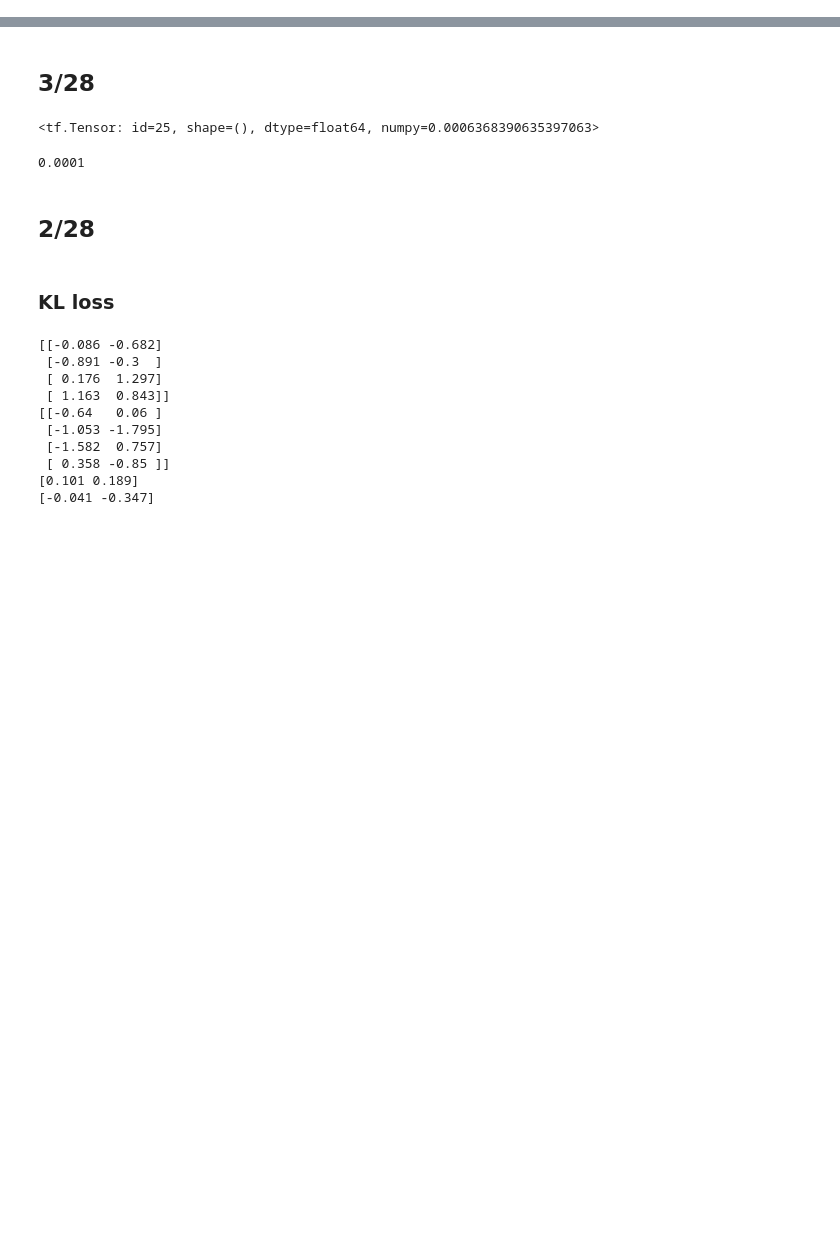
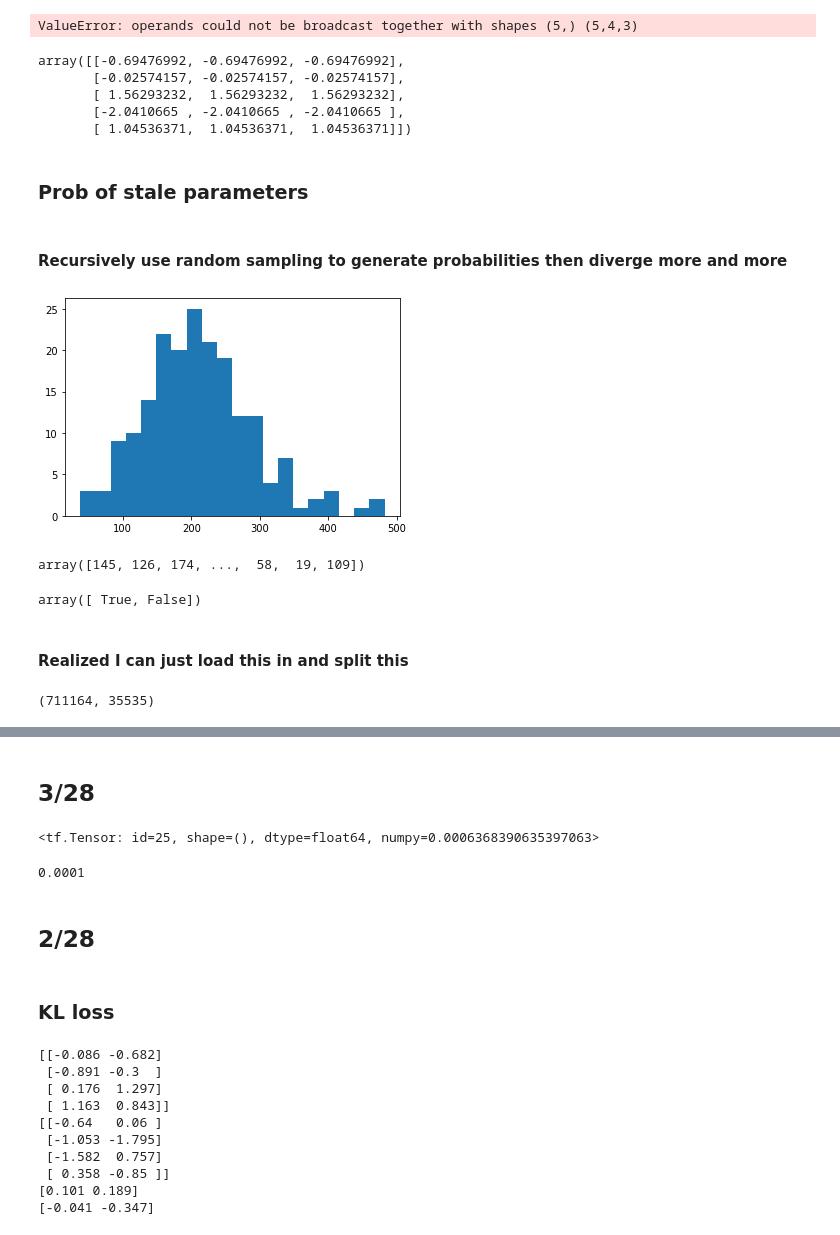
Before and after one commit to milesaturpin/latent-variable-nn, a Jupyter notebook: notebooks/scratch.ipynb, the cells around one changed output, grey strips where cells are left out. Drawn from its saved outputs; the diff is of its cells as text; code cells hidden in the pictures; blank space fills up the shorter version.

Commit message:
prob of stale params

```diff
--- a/notebooks/scratch.ipynb
+++ b/notebooks/scratch.ipynb
@@ -2,5 +2,9 @@
 import tensorflow as tf
 import tensorflow_probability as tfp
 import numpy as np
+import matplotlib.pyplot as plt
+import matplotlib
+matplotlib.rcParams.update({'font.size': 13})
+import pandas as pd
 
 tfd = tfp.distributions
@@ -6,0 +17,38 @@ tfd = tfp.distributions
+# %%
+np.random.randn(5)/  np.random.randn(5, 4, 3)
+# %% [output]
+ValueError: operands could not be broadcast together with shapes (5,) (5,4,3)
+# %%
+np.broadcast_to(np.random.randn(5,1), (5,3))
+# %% [output]
+array([[-0.69476992, -0.69476992, -0.69476992],
+       [-0.02574157, -0.02574157, -0.02574157],
+       [ 1.56293232,  1.56293232,  1.56293232],
+       [-2.0410665 , -2.0410665 , -2.0410665 ],
+       [ 1.04536371,  1.04536371,  1.04536371]])
+# %% [markdown]
+### Prob of stale parameters
+# %% [markdown]
+#### Recursively use random sampling to generate probabilities then diverge more and more
+# %%
+np.random.seed(4)
+
+new_prob = [1/190]*190
+for i in range(30):
+    a = np.random.choice(190, 40000, p=new_prob)
+    cnt = Counter(a)
+    prob_dict = {key: val/40000 for key, val in cnt.items() }
+    xs = np.arange(190)
+    new_prob = [prob_dict[i] for i in xs]
+
+plt.hist(cnt.values(), bins=20);
+# %% [output]
+[figure, added]
+# %%
+a
+# %% [output]
+array([145, 126, 174, ...,  58,  19, 109])
+# %%
+np.isin(np.array([3,4]), np.array([[1,2,3]]))
+# %% [output]
+array([ True, False])
@@ -6,0 +57,2 @@ tfd = tfp.distributions
+# %% [markdown]
+#### Realized I can just load this in and split this
@@ -6,0 +67,4 @@ tfd = tfp.distributions
+# %%
+len(gid_large), len(gid_small)
+# %% [output]
+(711164, 35535)
```
Also changed, not shown: parts of 40 cells of this notebook.
